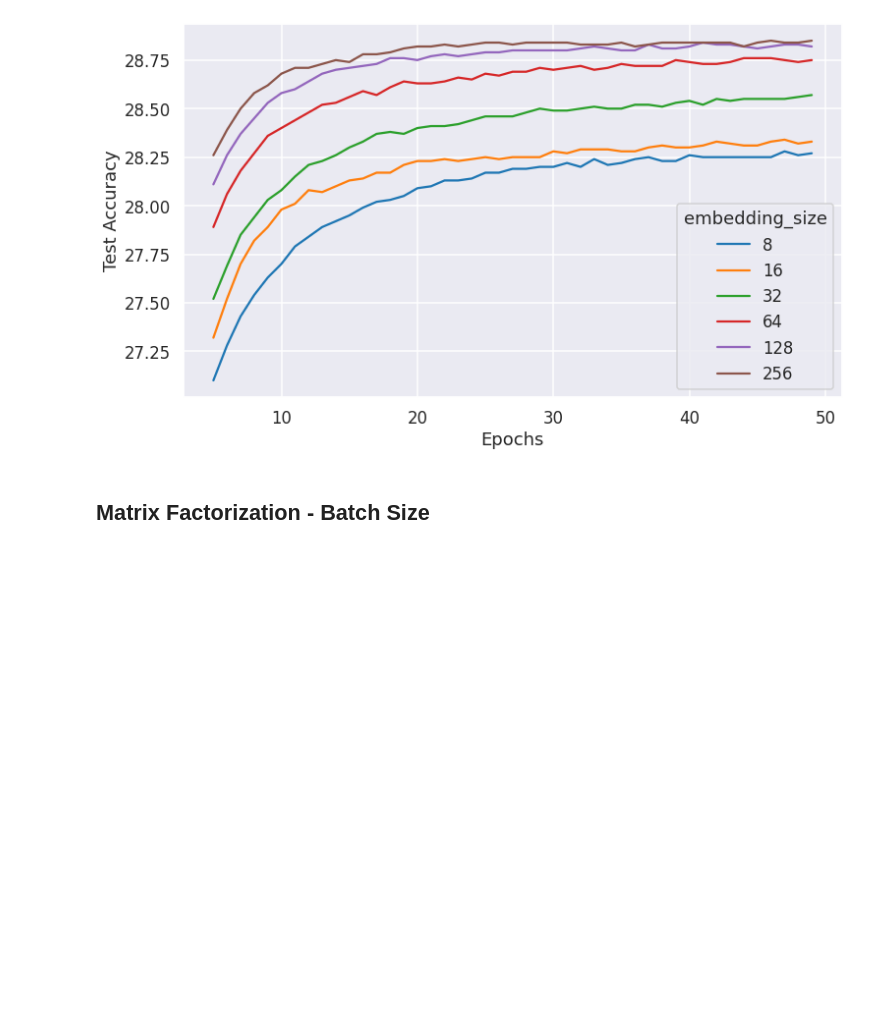
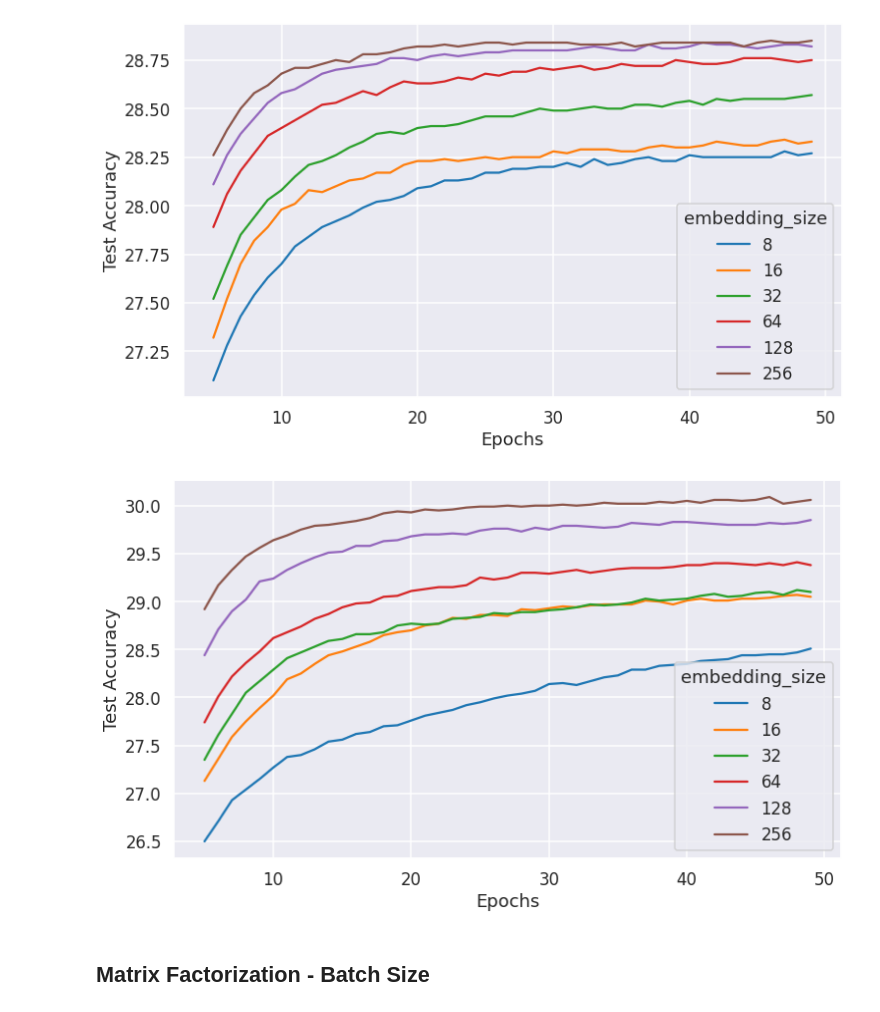
Before and after one commit to hardikp/movielens, a Jupyter notebook: logs/plot_datapoints.ipynb, the cells around one changed output. Drawn from its saved outputs; the diff is of its cells as text; code cells hidden in the pictures; blank space fills up the shorter version.

```diff
--- a/logs/plot_datapoints.ipynb
+++ b/logs/plot_datapoints.ipynb
@@ -84,6 +102,19 @@ file_keys = [
 plot_multiple_epochs(labels, file_keys, 5, 'embedding_size')
 # %% [output]
 [figure]
+# %%
+labels = ['8', '16', '32', '64', '128', '256']
+file_keys = [
+    'mf_50_512_0.001_8_0.0_True',
+    'mf_50_512_0.001_16_0.0_True',
+    'mf_50_512_0.001_32_0.0_True',
+    'mf_50_512_0.001_64_0.0_True',
+    'mf_50_512_0.001_128_0.0_True',
+    'mf_50_512_0.001_256_0.0_True',
+]
+plot_multiple_epochs(labels, file_keys, 5, 'embedding_size')
+# %% [output]
+[figure, added]
 # %% [markdown]
 ## Matrix Factorization - Batch Size
 # %%
```
Also changed, not shown: parts of 6 cells of this notebook, 12 other files.
